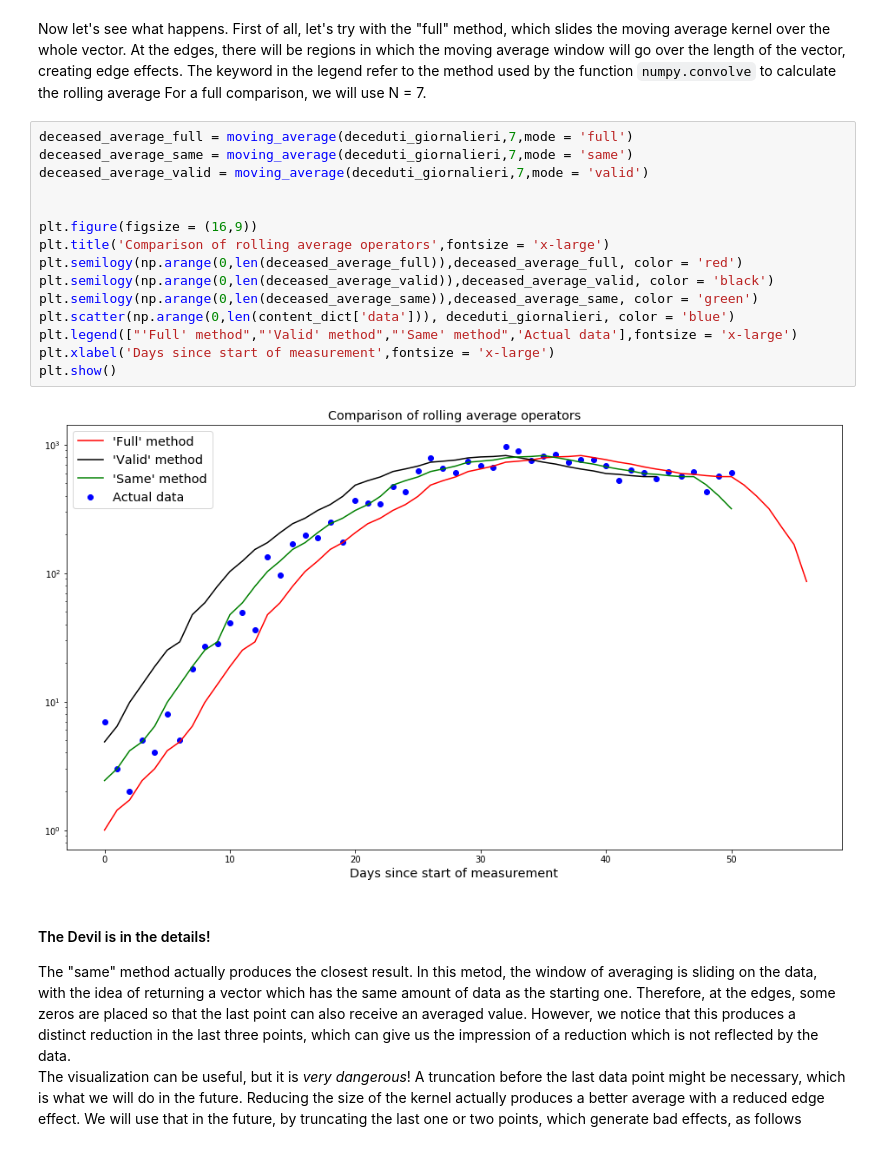
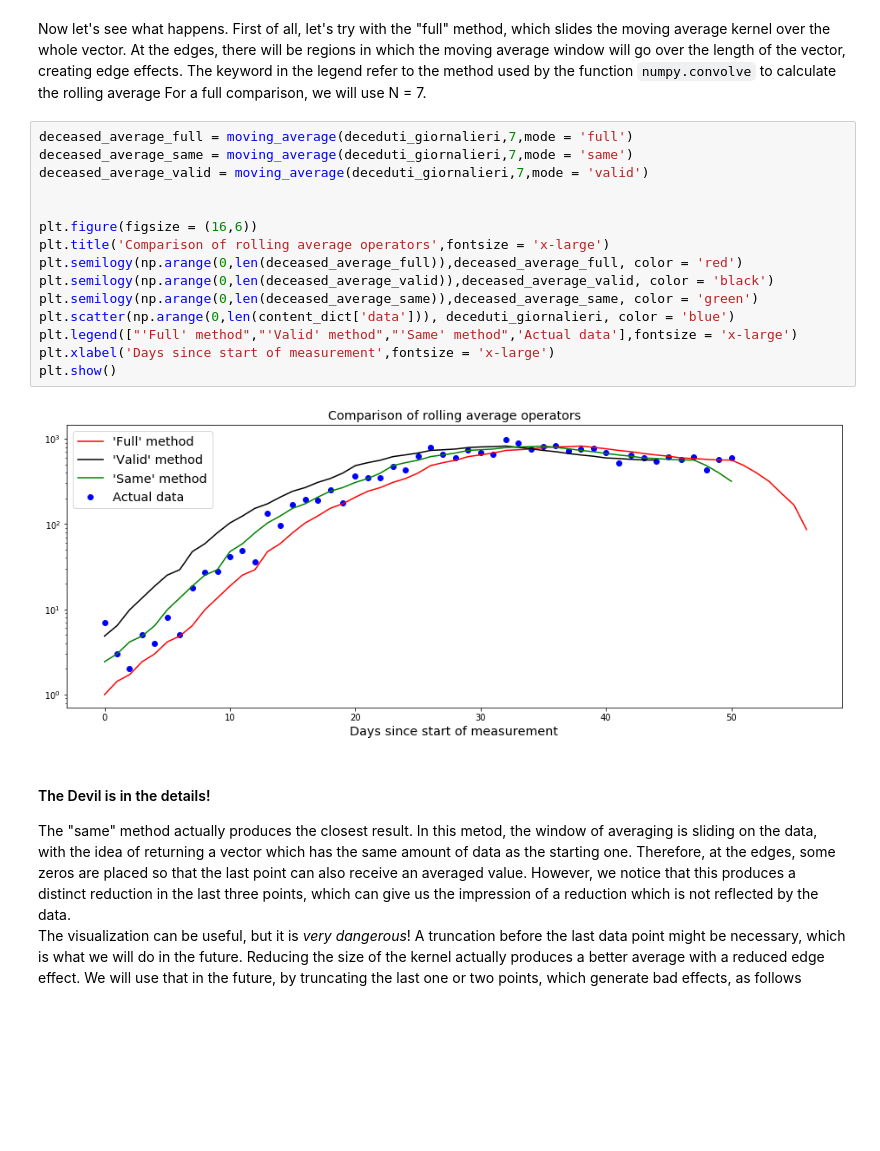
Before and after one commit to FReina/COVID-19, a Jupyter notebook: analysis_v0.2.ipynb, the cells around one changed output. Drawn from its saved outputs; the diff is of its cells as text; blank space fills up the shorter version.

```diff
--- a/analysis_v0.2.ipynb
+++ b/analysis_v0.2.ipynb
@@ -169,20 +169,20 @@ For a full comparison, we will use N = 7.
 # %%
 deceased_average_full = moving_average(deceduti_giornalieri,7,mode = 'full')
 deceased_average_same = moving_average(deceduti_giornalieri,7,mode = 'same')
 deceased_average_valid = moving_average(deceduti_giornalieri,7,mode = 'valid')
 
 
-plt.figure(figsize = (16,9))
+plt.figure(figsize = (16,6))
 plt.title('Comparison of rolling average operators',fontsize = 'x-large')
 plt.semilogy(np.arange(0,len(deceased_average_full)),deceased_average_full, color = 'red')
 plt.semilogy(np.arange(0,len(deceased_average_valid)),deceased_average_valid, color = 'black')
 plt.semilogy(np.arange(0,len(deceased_average_same)),deceased_average_same, color = 'green')
 plt.scatter(np.arange(0,len(content_dict['data'])), deceduti_giornalieri, color = 'blue')
 plt.legend(["'Full' method","'Valid' method","'Same' method",'Actual data'],fontsize = 'x-large')
 plt.xlabel('Days since start of measurement',fontsize = 'x-large')
 plt.show()
 # %% [output]
-[figure, old version]
+[figure, new version]
 # %% [markdown]
 #### The Devil is in the details!
 The "same" method actually produces the closest result. In this metod, the window of averaging is sliding on the data, with the idea of returning a vector which has the same amount of data as the starting one. Therefore, at the edges, some zeros are placed so that the last point can also receive an averaged value. However, we notice that this produces a distinct reduction in the last three points, which can give us the impression of a reduction which is not reflected by the data.
```
Also changed, not shown: parts of 1 cell of this notebook, 3 other files.
